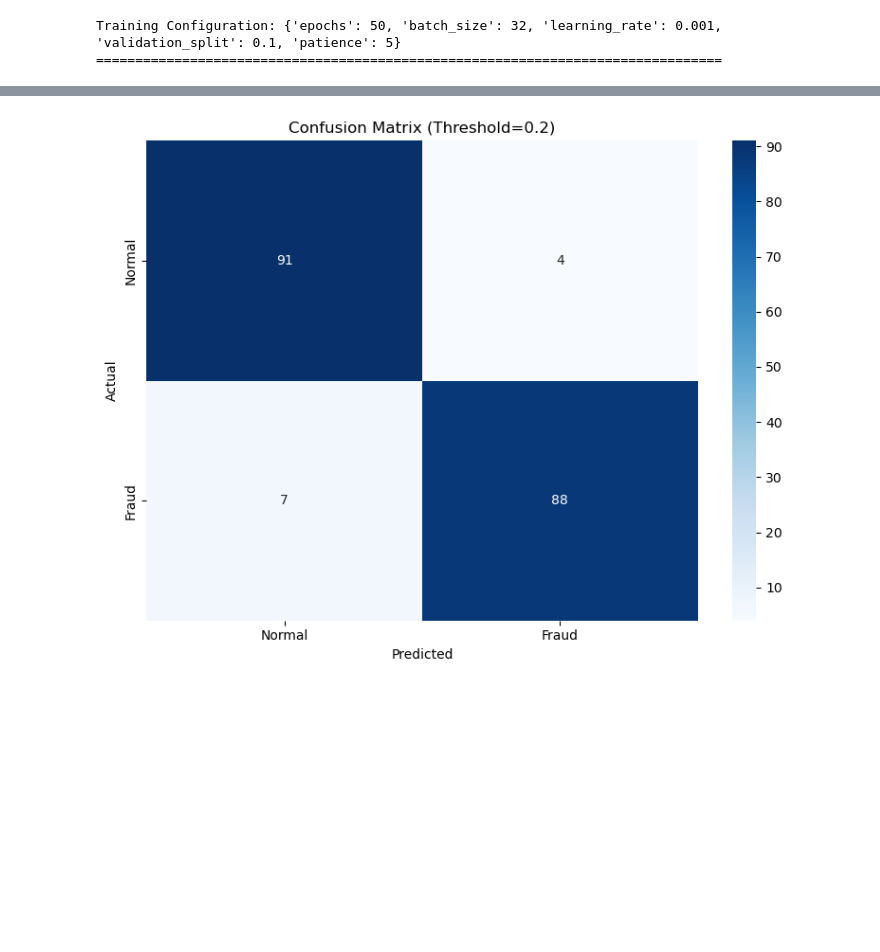
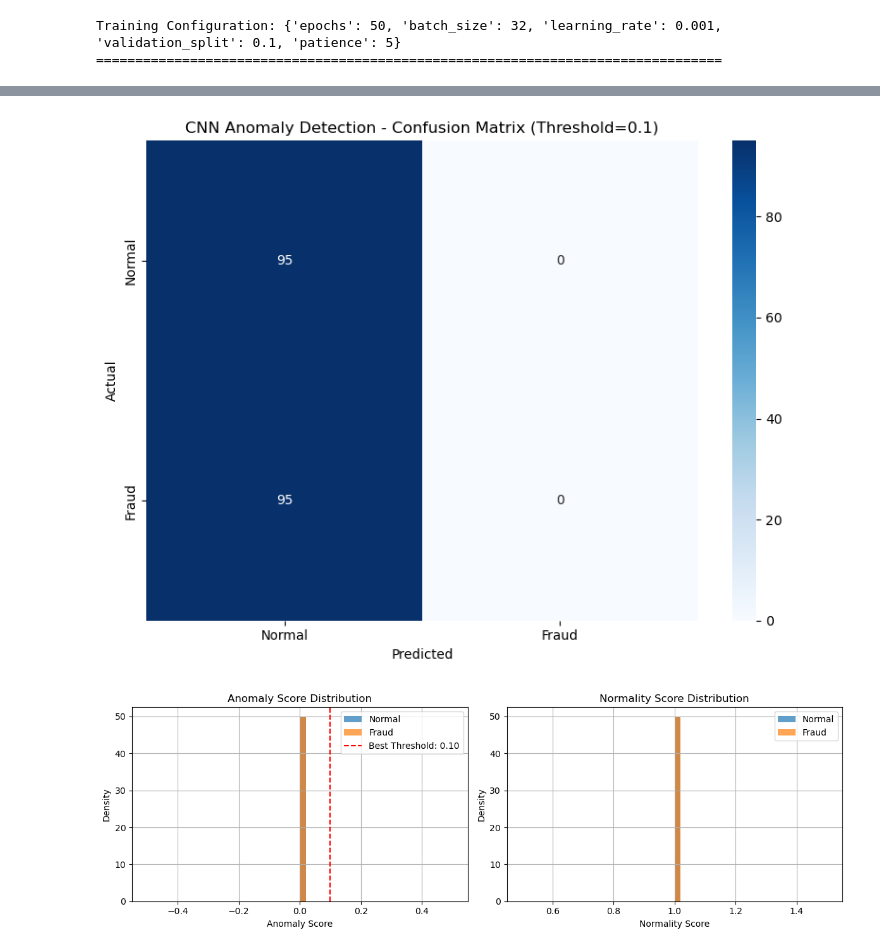
Before and after one commit to nonadiary/quantum-autoencoder-fraud-detection, a Jupyter notebook: CNN.ipynb, the cells around one changed output, grey strips where cells are left out. Saved outputs shown, nothing was run; the diff lists cells and outputs as text; code cells hidden in the pictures; blank space fills up the shorter version.

```diff
--- a/CNN.ipynb
+++ b/CNN.ipynb
@@ -149,24 +170,27 @@ def create_cnn_model(input_shape):
 # %%
 def train_cnn_model():
     """
-    CNN 모델 학습 함수
+    정상 데이터만을 사용한 CNN 이상탐지 모델 학습 함수
 
     Returns:
         dict: 학습 결과와 모델을 포함한 딕셔너리
     """
     print(f"\n{'='*60}")
-    print("TRAINING: CNN MODEL FOR FRAUD DETECTION")
+    print("TRAINING: CNN MODEL FOR ANOMALY DETECTION (NORMAL DATA ONLY)")
     print(f"{'='*60}")
 
     # 훈련 시작 시간 기록
     start_time = time.time()
 
     # 모델 생성
-    input_shape = (X_train.shape[1], 1)
-    model = create_cnn_model(input_shape)
+    input_shape = (X_train_scaled.shape[1], 1)
+    model = create_anomaly_detection_cnn(input_shape)
 
     # 모델 요약 정보 출력
     model.summary()
+
+    # 정상 데이터에 대한 레이블 생성 (모두 1로 설정 - 정상)
+    y_train_normal = np.ones(X_train_reshaped.shape[0])
 
     # 조기 종료(Early Stopping) 콜백 설정
     early_stopping = EarlyStopping(
@@ -176,10 +200,10 @@ def train_cnn_model():
         verbose=1
     )
 
-    # 모델 학습
+    # 모델 학습 (정상 데이터만 사용)
     history = model.fit(
         X_train_reshaped,
-        y_train,
+        y_train_normal,  # 모든 정상 데이터에 대해 레이블 1
         epochs=TRAINING_CONFIG['epochs'],
         batch_size=TRAINING_CONFIG['batch_size'],
         validation_split=TRAINING_CONFIG['validation_split'],
@@ -190,9 +214,10 @@ def train_cnn_model():
     # 훈련 종료 시간과 소요 시간 계산
     training_time = time.time() - start_time
     print(f"\nTraining completed in {training_time:.2f} seconds")
+    print(f"Trained on {X_train_reshaped.shape[0]} normal transactions only")
 
     return {
-        'strategy': 'cnn',
+        'strategy': 'cnn_anomaly_detection',
         'model': model,
         'history': history,
         'training_time': training_time
@@ -404,7 +446,36 @@ def plot_confusion_matrix(y_true, y_pred, labels=None, title="Confusion Matrix")
 # 최적의 임계값으로 예측 및 혼동 행렬 시각화
 if 'error' not in results['cnn'] and 'evaluation' in results['cnn']:
     best_threshold = results['cnn']['evaluation']['best_threshold']
-    y_pred = (results['cnn']['model'].predict(X_test_reshaped) >= best_threshold).astype(int)
+    anomaly_scores = results['cnn']['evaluation']['anomaly_scores']
+    y_pred = (anomaly_scores >= best_threshold).astype(int)
 
-    plot_confusion_matrix(y_test, y_pred, title=f"Confusion Matrix (Threshold={best_threshold:.1f})")
+    plot_confusion_matrix(y_test, y_pred, title=f"CNN Anomaly Detection - Confusion Matrix (Threshold={best_threshold:.1f})")
+
+    # 추가: 이상치 점수 분포 시각화
+    plt.figure(figsize=(12, 4))
+
+    # 정상 거래와 사기 거래의 이상치 점수 분포
+    plt.subplot(1, 2, 1)
+    plt.hist(anomaly_scores[y_test == 0], bins=50, alpha=0.7, label='Normal', density=True)
+    plt.hist(anomaly_scores[y_test == 1], bins=50, alpha=0.7, label='Fraud', density=True)
+    plt.axvline(best_threshold, color='red', linestyle='--', label=f'Best Threshold: {best_threshold:.2f}')
+    plt.xlabel('Anomaly Score')
+    plt.ylabel('Density')
+    plt.title('Anomaly Score Distribution')
+    plt.legend()
+    plt.grid(True)
+
+    # 정상도 점수 분포 (원래 모델 출력)
+    plt.subplot(1, 2, 2)
+    normality_scores = 1 - anomaly_scores
+    plt.hist(normality_scores[y_test == 0], bins=50, alpha=0.7, label='Normal', density=True)
+    plt.hist(normality_scores[y_test == 1], bins=50, alpha=0.7, label='Fraud', density=True)
+    plt.xlabel('Normality Score')
+    plt.ylabel('Density')
+    plt.title('Normality Score Distribution')
+    plt.legend()
+    plt.grid(True)
+
+    plt.tight_layout()
+    plt.show()
 # %% [output]
@@ -413 +482,2 @@ if 'error' not in results['cnn'] and 'evaluation' in results['cnn']:
-[figure, old version]
+[figure, new version]
+[figure, added]
```
Also changed, not shown: parts of 7 cells of this notebook, 3 other files.
